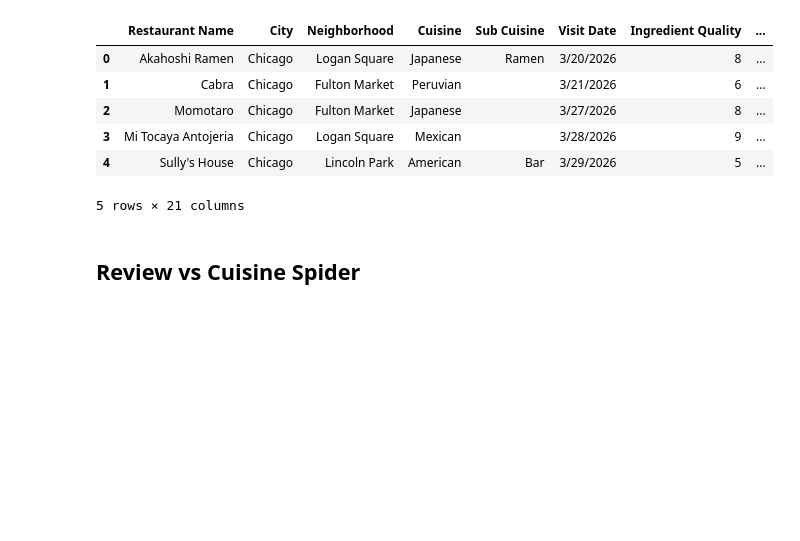
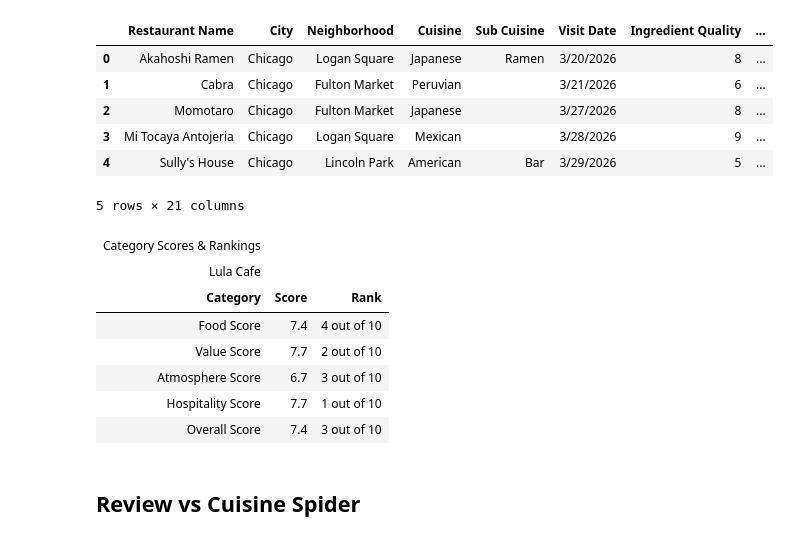
Before and after one commit to grantajason/bites-and-bytes, a Jupyter notebook: plates_and_plots.ipynb, the cells around one changed output. Cells and saved outputs as stored; diff of their text form; code cells hidden in the pictures; blank space fills up the shorter version.

```diff
--- a/plates_and_plots.ipynb
+++ b/plates_and_plots.ipynb
@@ -124,7 +126,7 @@ score_df.head()
 5 rows × 21 columns
 # %%
 # update this line to generate associated charts
-curr_review = 'Oakville Grill & Cellar'
+curr_review = 'Lula Cafe'
 # %%
 
 # grab total sample
@@ -137,34 +139,43 @@ high_level_cols = [
 # calculate the rank for each column across the entire dataset
 ranks = score_df[high_level_cols].rank(ascending=False, method='min')
 total_restaurants = len(score_df)
 
 # extract the scores and ranks purely for the current review
 curr_review_row = score_df[score_df['Restaurant Name'] == curr_review].iloc[0]
 curr_review_ranks = ranks.loc[curr_review_row.name]
 
 # create a DataFrame to hold the table data
 summary_data = {
     'Category': high_level_cols,
     'Score': [curr_review_row[col] for col in high_level_cols],
     'Rank': [f"{int(curr_review_ranks[col])} out of {total_restaurants}" for col in high_level_cols]
 }
 summary_df = pd.DataFrame(summary_data)
 
 # build and style the great_tables object
 summary_table = (
     GT(summary_df)
     .tab_header(
         title="Category Scores & Rankings",
         subtitle=curr_review
     )
     .cols_align(align="center", columns=['Score', 'Rank'])
     .tab_style(
         style=style.text(weight="bold"),
         locations=loc.body(rows=[4]) # Bold the 5th row ('Overall Score')
     )
 )
 # save the table as png for inclusion in article
-# summary_table.save(f"{curr_review} rankings.png")
+summary_table.save(f"{curr_review} rankings.png")
+# %% [output]
+| Category Scores & Rankings |  |  |
+| Lula Cafe |  |  |
+| Category | Score | Rank |
+| Food Score | 7.4 | 4 out of 10 |
+| Value Score | 7.7 | 2 out of 10 |
+| Atmosphere Score | 6.7 | 3 out of 10 |
+| Hospitality Score | 7.7 | 1 out of 10 |
+| Overall Score | 7.4 | 3 out of 10 |
 # %% [markdown]
 ## Review vs Cuisine Spider
 # %%
```
Also changed, not shown: parts of 1 cell of this notebook, 2 other files.
